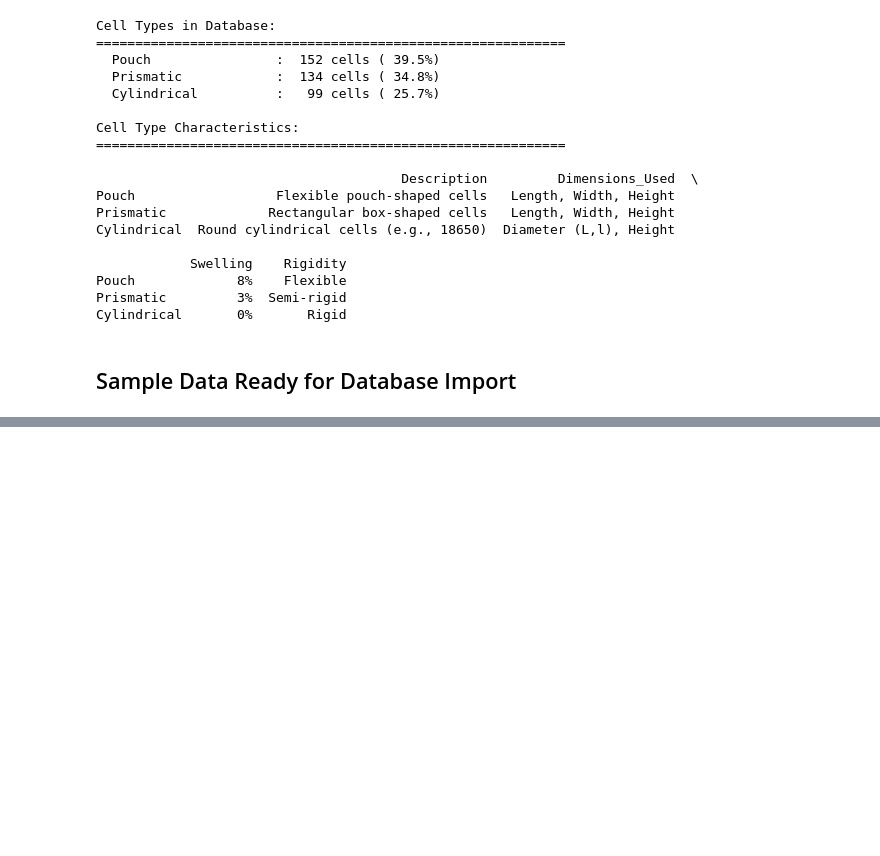
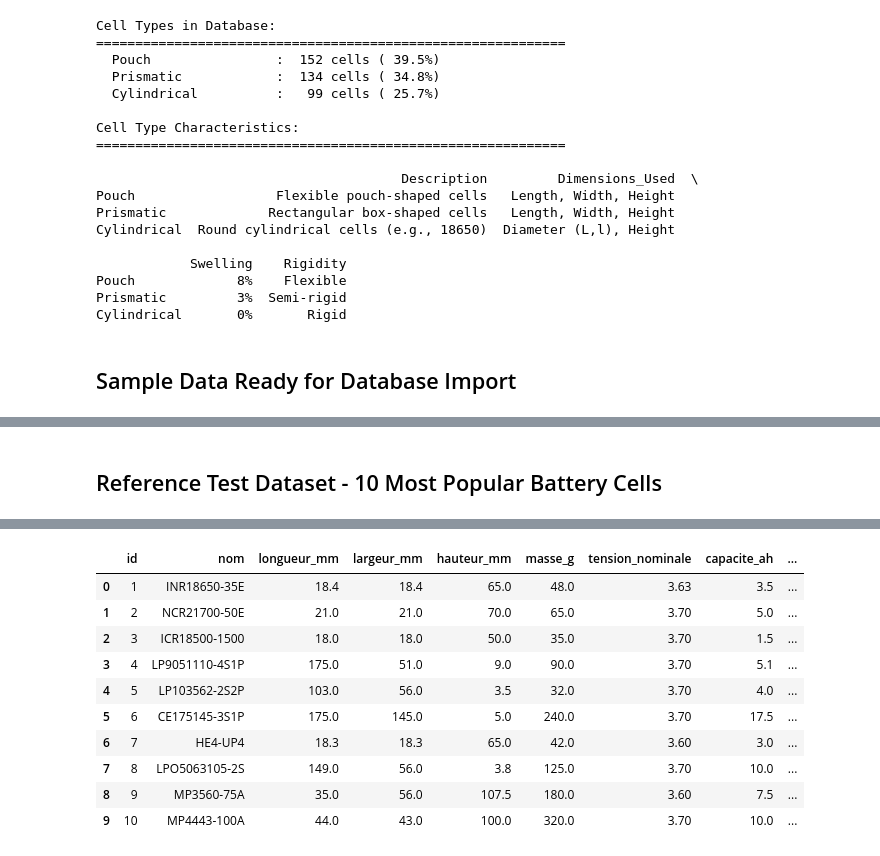
Before and after one commit to Wantedreal/Ai-assistant, a Jupyter notebook: backend/data_cleaning.ipynb, the cells around one changed output, grey strips where cells are left out. Drawn from its saved outputs; the diff is of its cells as text; code cells hidden in the pictures; blank space fills up the shorter version.

```diff
--- a/backend/data_cleaning.ipynb
+++ b/backend/data_cleaning.ipynb
@@ -335,0 +389,63 @@ Sample Data for Database Table (First 10 rows):
+# %% [markdown]
+## Reference Test Dataset - 10 Most Popular Battery Cells
+# %%
+# Create 10 reference battery cells - Most popular models for testing
+# Mix of Cylindrical, Pouch, and Prismatic formats
+
+reference_cells = {
+    'nom': [
+        'INR18650-35E',           # Cylindrical - Samsung high capacity
+        'NCR21700-50E',           # Cylindrical - Panasonic Tesla standard
+        'ICR18500-1500',          # Cylindrical - Standard format
+        'LP9051110-4S1P',         # Pouch - High power
+        'LP103562-2S2P',          # Pouch - Energy dense
+        'CE175145-3S1P',          # Pouch - Flexible pack
+        'HE4-UP4',                # Cylindrical - High drain
+        'LPO5063105-2S',          # Pouch - Premium
+        'MP3560-75A',             # Prismatic - Power tool
+        'MP4443-100A'             # Prismatic - Industrial
+    ],
+    'longueur_mm': [18.4, 21.0, 18.0, 175.0, 103.0, 175.0, 18.3, 149.0, 35.0, 44.0],
+    'largeur_mm': [18.4, 21.0, 18.0, 51.0, 56.0, 145.0, 18.3, 56.0, 56.0, 43.0],
+    'hauteur_mm': [65.0, 70.0, 50.0, 9.0, 3.5, 5.0, 65.0, 3.8, 107.5, 100.0],
+    'masse_g': [48.0, 65.0, 35.0, 90.0, 32.0, 240.0, 42.0, 125.0, 180.0, 320.0],
+    'tension_nominale': [3.63, 3.70, 3.70, 3.70, 3.70, 3.7, 3.6, 3.70, 3.60, 3.70],
+    'capacite_ah': [3.5, 5.0, 1.5, 5.1, 4.0, 17.5, 3.0, 10.0, 7.5, 10.0],
+    'courant_max_a': [10.0, 15.0, 2.0, 20.0, 8.0, 35.0, 30.0, 50.0, 75.0, 100.0],
+    'type_cellule': [
+        'Cylindrical',
+        'Cylindrical',
+        'Cylindrical',
+        'Pouch',
+        'Pouch',
+        'Pouch',
+        'Cylindrical',
+        'Pouch',
+        'Prismatic',
+        'Prismatic'
+    ],
+    'taux_swelling_pct': [0.0, 0.0, 0.0, 0.08, 0.08, 0.08, 0.0, 0.08, 0.03, 0.03]
+}
+
+# Create DataFrame
+df_reference = pd.DataFrame(reference_cells)
+df_reference.insert(0, 'id', range(1, len(df_reference) + 1))
+
+# Export to Excel
+reference_file = '../Reference_Battery_Cells_10_Test.xlsx'
+df_reference.to_excel(reference_file, index=False, sheet_name='Reference_Cells')
+
+print("✓ Reference test dataset created successfully!")
+print(f"\n📊 Export Details:")
+print(f"  File: Reference_Battery_Cells_10_Test.xlsx")
+print(f"  Location: {reference_file}")
+print(f"  Total cells: {len(df_reference)}")
+print(f"\nCell Types Distribution:")
+print(f"  • Cylindrical: 4 cells (38650, 21700, 18500, HE4)")
+print(f"  • Pouch: 4 cells (High power, Energy dense, Flexible pack, Premium)")
+print(f"  • Prismatic: 2 cells (Power tool, Industrial)")
+print(f"\n" + "="*120)
+print("Reference Battery Cells for Testing:")
+print("="*120)
+df_reference
+# %% [output]
@@ -335,0 +467,11 @@ Sample Data for Database Table (First 10 rows):
+|  | id | nom | longueur_mm | largeur_mm | hauteur_mm | masse_g | tension_nominale | capacite_ah | ... |
+| 0 | 1 | INR18650-35E | 18.4 | 18.4 | 65.0 | 48.0 | 3.63 | 3.5 | ... |
+| 1 | 2 | NCR21700-50E | 21.0 | 21.0 | 70.0 | 65.0 | 3.70 | 5.0 | ... |
+| 2 | 3 | ICR18500-1500 | 18.0 | 18.0 | 50.0 | 35.0 | 3.70 | 1.5 | ... |
+| 3 | 4 | LP9051110-4S1P | 175.0 | 51.0 | 9.0 | 90.0 | 3.70 | 5.1 | ... |
+| 4 | 5 | LP103562-2S2P | 103.0 | 56.0 | 3.5 | 32.0 | 3.70 | 4.0 | ... |
+| 5 | 6 | CE175145-3S1P | 175.0 | 145.0 | 5.0 | 240.0 | 3.70 | 17.5 | ... |
+| 6 | 7 | HE4-UP4 | 18.3 | 18.3 | 65.0 | 42.0 | 3.60 | 3.0 | ... |
+| 7 | 8 | LPO5063105-2S | 149.0 | 56.0 | 3.8 | 125.0 | 3.70 | 10.0 | ... |
+| 8 | 9 | MP3560-75A | 35.0 | 56.0 | 107.5 | 180.0 | 3.60 | 7.5 | ... |
+| 9 | 10 | MP4443-100A | 44.0 | 43.0 | 100.0 | 320.0 | 3.70 | 10.0 | ... |
```
Also changed, not shown: parts of 4 cells of this notebook, 21 other files.
